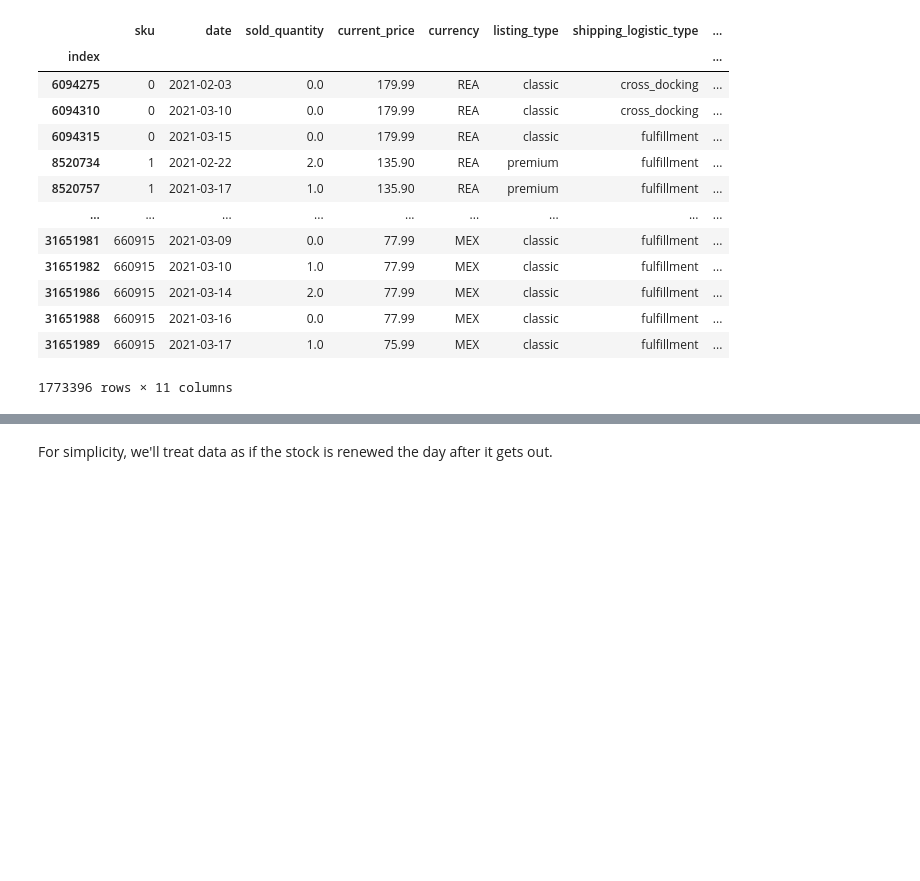
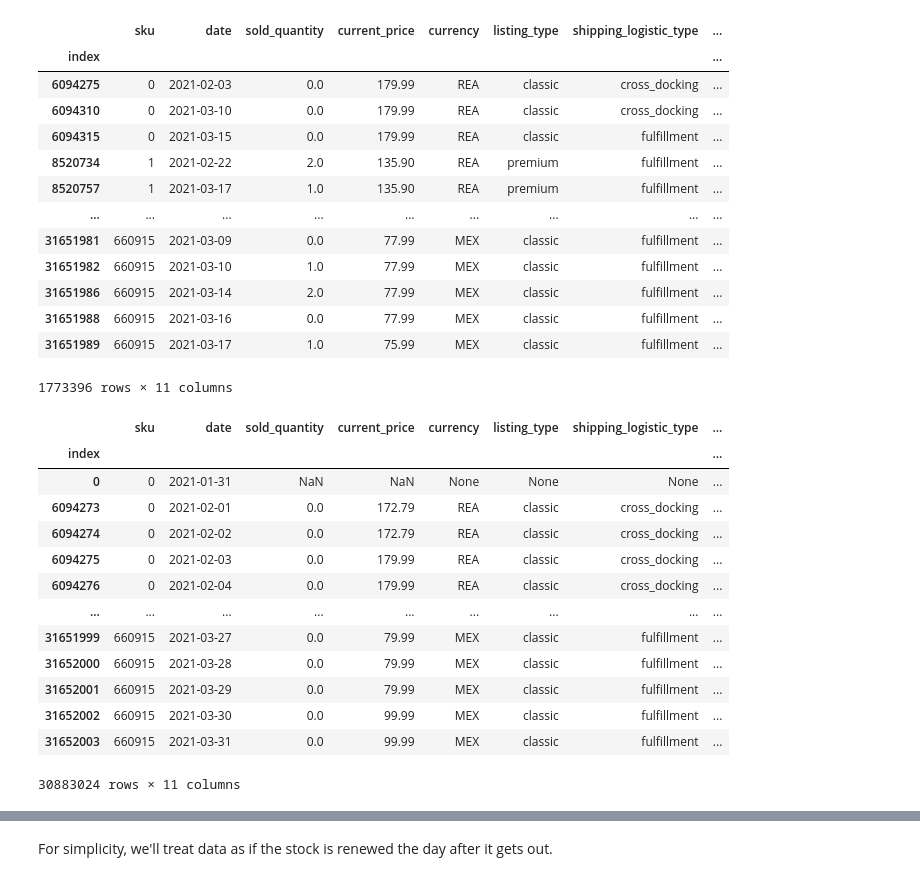
Before and after one commit to santortiz/out-of-stock, a Jupyter notebook: notebooks/eda.ipynb, the cells around one changed output, grey strips where cells are left out. Saved outputs shown, nothing was run; the diff lists cells and outputs as text; code cells hidden in the pictures; blank space fills up the shorter version.

```diff
--- a/notebooks/eda.ipynb
+++ b/notebooks/eda.ipynb
@@ -393,5 +395,22 @@ data_with_ose_mocked[data_with_ose_mocked["ose"] == 1]
 | 31651988 | 660915 | 2021-03-16 | 0.0 | 77.99 | MEX | classic | fulfillment | ... |
 | 31651989 | 660915 | 2021-03-17 | 1.0 | 75.99 | MEX | classic | fulfillment | ... |
 1773396 rows × 11 columns
+# %%
+data_with_ose_mocked
+# %% [output]
+|  | sku | date | sold_quantity | current_price | currency | listing_type | shipping_logistic_type | ... |
+| index |  |  |  |  |  |  |  | ... |
+| 0 | 0 | 2021-01-31 | NaN | NaN | None | None | None | ... |
+| 6094273 | 0 | 2021-02-01 | 0.0 | 172.79 | REA | classic | cross_docking | ... |
+| 6094274 | 0 | 2021-02-02 | 0.0 | 172.79 | REA | classic | cross_docking | ... |
+| 6094275 | 0 | 2021-02-03 | 0.0 | 179.99 | REA | classic | cross_docking | ... |
+| 6094276 | 0 | 2021-02-04 | 0.0 | 179.99 | REA | classic | cross_docking | ... |
+| ... | ... | ... | ... | ... | ... | ... | ... | ... |
+| 31651999 | 660915 | 2021-03-27 | 0.0 | 79.99 | MEX | classic | fulfillment | ... |
+| 31652000 | 660915 | 2021-03-28 | 0.0 | 79.99 | MEX | classic | fulfillment | ... |
+| 31652001 | 660915 | 2021-03-29 | 0.0 | 79.99 | MEX | classic | fulfillment | ... |
+| 31652002 | 660915 | 2021-03-30 | 0.0 | 99.99 | MEX | classic | fulfillment | ... |
+| 31652003 | 660915 | 2021-03-31 | 0.0 | 99.99 | MEX | classic | fulfillment | ... |
+30883024 rows × 11 columns
 # %%
 skus_oses = data_with_ose_mocked[data_with_ose_mocked["ose"] == 1].groupby("sku").agg({
```
Also changed, not shown: parts of 35 cells of this notebook, 3 other files.
